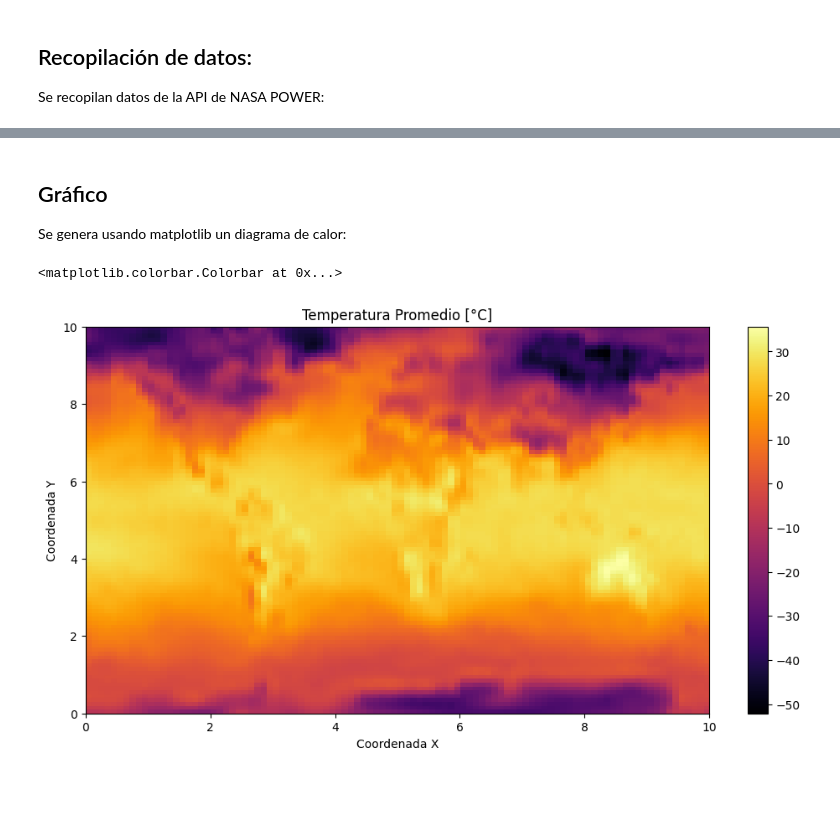
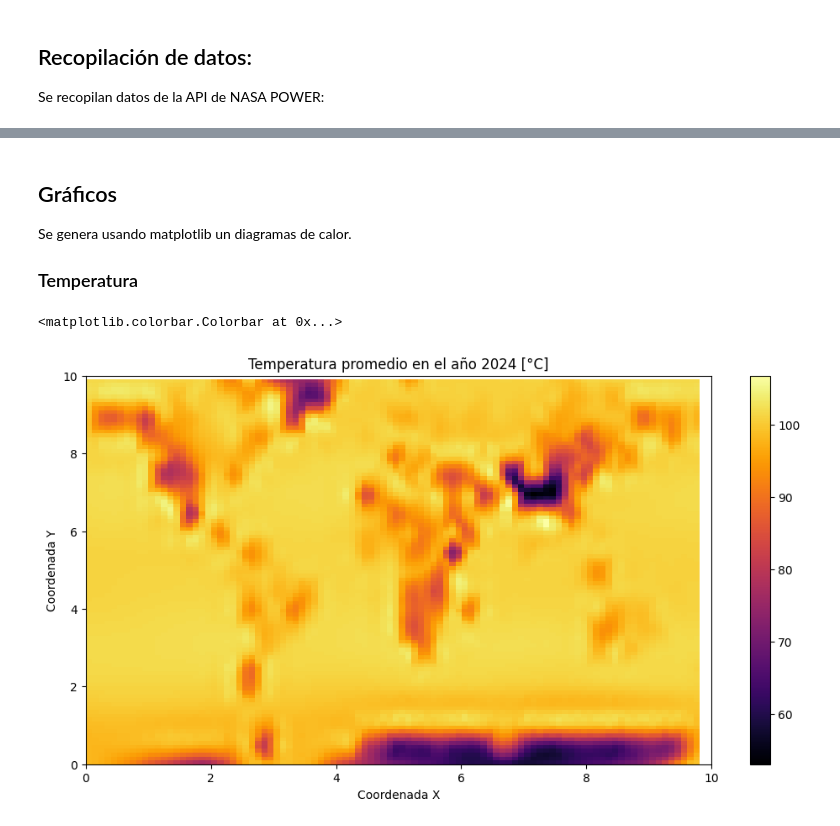
Before and after one commit to MartinWilckens/Coiponautas, a Jupyter notebook: recopilación_datos.ipynb, the cells around one changed output, grey strips where cells are left out. Saved outputs shown, nothing was run; the diff lists cells and outputs as text; code cells hidden in the pictures; blank space fills up the shorter version.

```diff
--- a/recopilación_datos.ipynb
+++ b/recopilación_datos.ipynb
@@ -14,15 +14,22 @@ import csv
 ## Recopilación de datos:
 Se recopilan datos de la API de NASA POWER:
 # %%
-url_base = r"https://power.larc.nasa.gov/api/temporal/daily/point?parameters=T2M&community=RE&longitude={longitude}&latitude={latitude}&start={inicio}&end={fin}&format=csv&header=false"
+url_base = r"https://power.larc.nasa.gov/api/temporal/monthly/point?parameters=T2M,RH2M,PS&community=RE&longitude={longitude}&latitude={latitude}&start={inicio}&end={fin}&format=csv&header=false"
 
 puntos=[]
-for x in range(-80,81,5):
-    for y in range(-160,181,5): puntos.append((x,y))
+for x in range(-81,81,8):
+    for y in range(-160,181,8): puntos.append((x,y))
+print(len(puntos))
+
 temperaturas = []
+humedades = []
+presiones = []
 
 for (lat, long) in puntos:
-    url = url_base.format(longitude=long, latitude=lat, inicio = 20041212, fin = 20041212)
+    url = url_base.format(longitude=long, latitude=lat, inicio = 2024, fin = 2024)
     df = pd.read_csv(url)
 
-    temperaturas.append(np.average(df['T2M']))
+    temperaturas.append(df['ANN'][0])
+    humedades.append(df['ANN'][1])
+    presiones.append(df['ANN'][2])
+    print(len(temperaturas))
@@ -29,22 +54,26 @@ for (lat, long) in puntos:
 # %% [markdown]
-## Gráfico
-Se genera usando matplotlib un diagrama de calor:
+## Gráficos
+Se genera usando matplotlib un diagramas de calor.
+
+### Temperatura
 # %%
 plt.rcParams['figure.figsize'] = [12,6]
 plt.xlabel('Coordenada X')
 plt.ylabel('Coordenada Y')
-plt.title('Temperatura Promedio [°C]')
+plt.title('Temperatura promedio en el año 2024 [°C]')
 
 N = 30j
 extent = (np.min([i[1] for i in puntos]),np.max([i[1] for i in puntos]),np.min([i[0] for i in puntos]),np.max([i[0] for i in puntos]))
 xs,ys = np.mgrid[extent[0]:extent[1]:N, extent[2]:extent[3]:N]
 
 grid_x, grid_y = np.mgrid[-160:180:100j, -80:80:100j]
 
 grid_temp = griddata(([i[1] for i in puntos], [i[0] for i in puntos]), temperaturas, (grid_x, grid_y), method='cubic')
 
 plt.imshow(grid_temp.T, extent=(0, 10, 0, 10), origin='lower', cmap='inferno', aspect='auto')
 plt.colorbar()
+
+# plt.savefig('Temperatura.svg', format='svg')
 # %% [output]
 <matplotlib.colorbar.Colorbar at 0x...>
-[figure, old version]
+[figure, new version]
```
Also changed, not shown: parts of 7 cells of this notebook.
